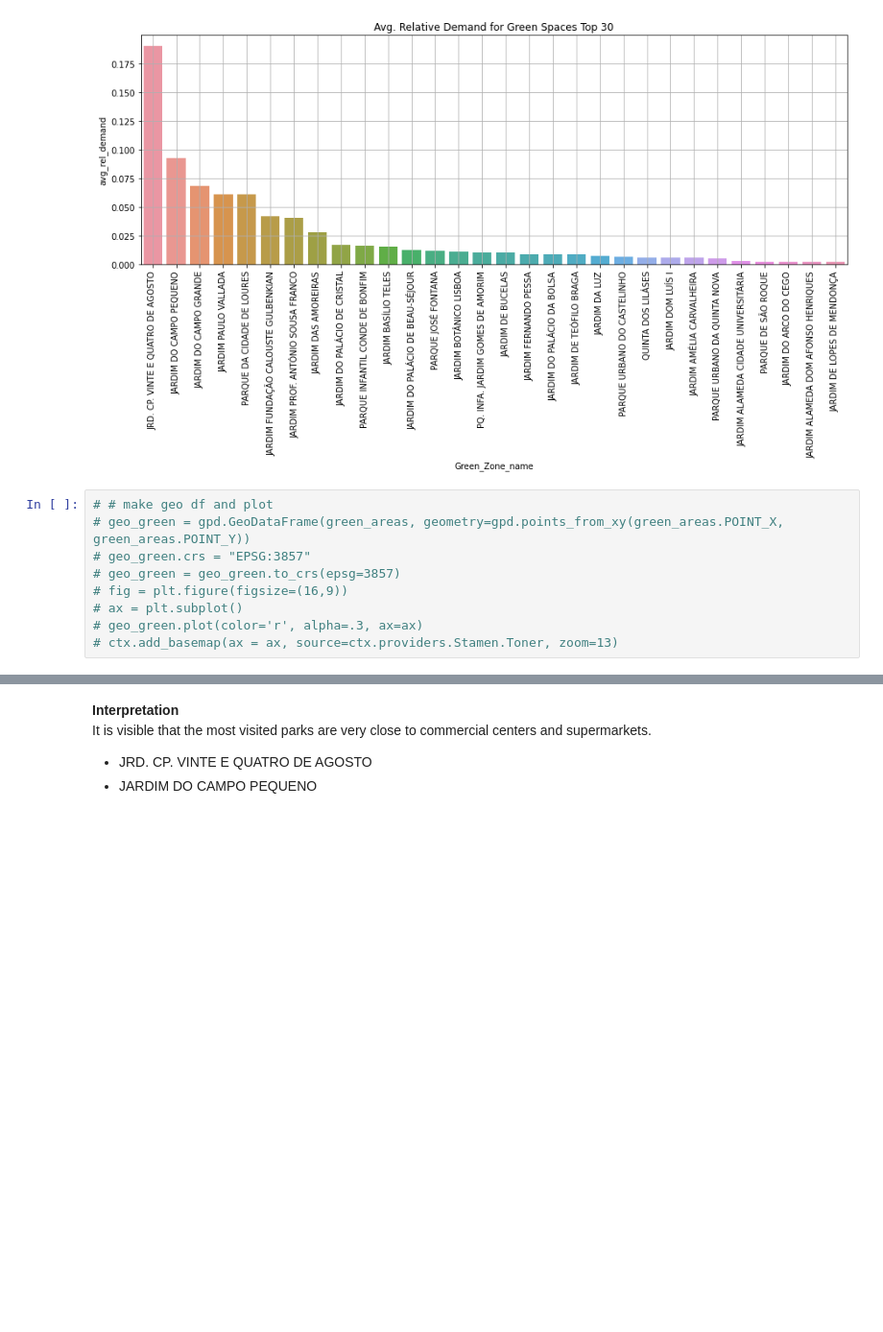
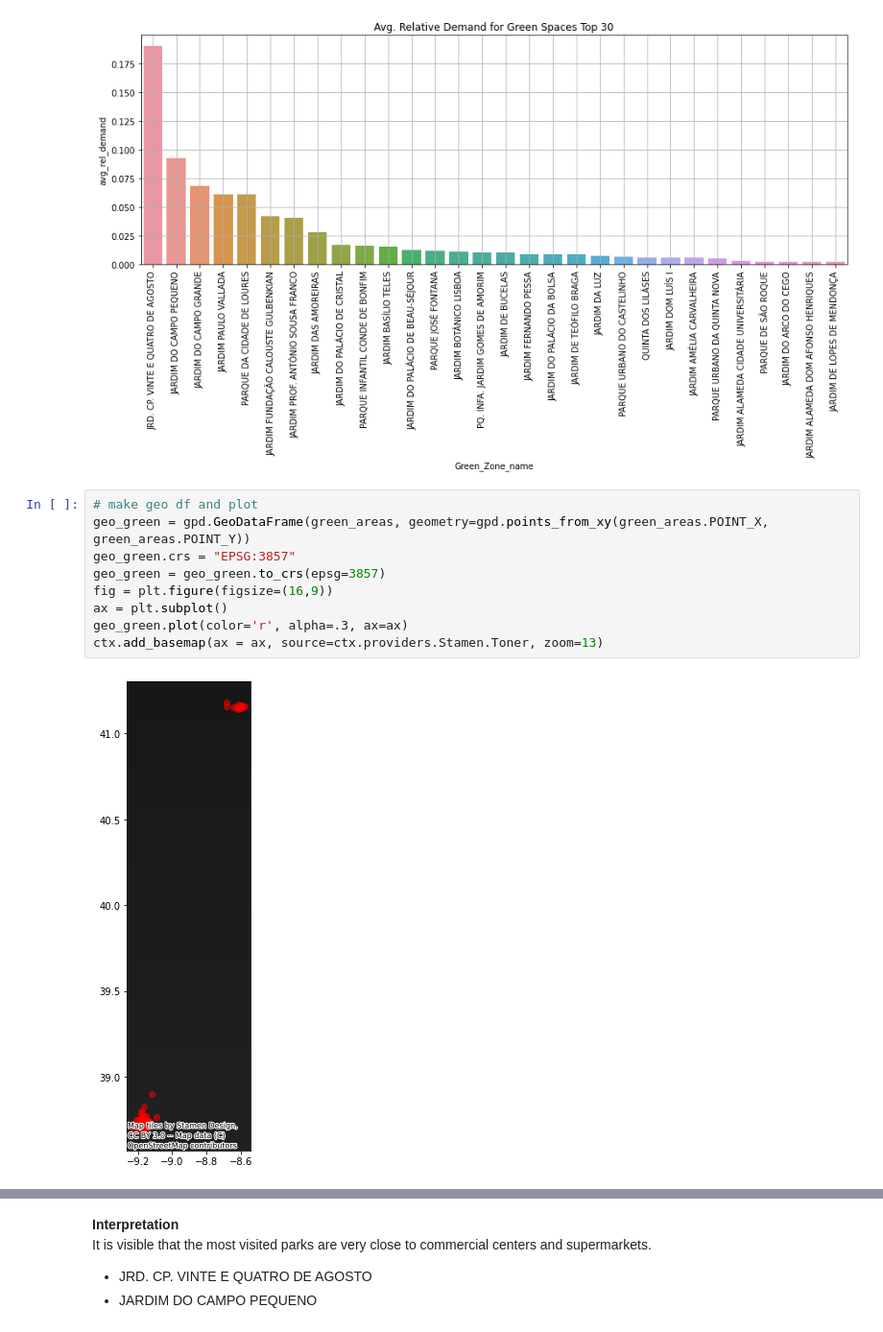
Before and after one commit to McNickSisto/world_data_league, a Jupyter notebook: stage_4/mg_green_vis.ipynb, the cells around one changed output, grey strips where cells are left out. Shown at 96% size. Drawn from its saved outputs; the diff is of its cells as text; blank space fills up the shorter version.

```diff
--- a/stage_4/mg_green_vis.ipynb
+++ b/stage_4/mg_green_vis.ipynb
@@ -131,14 +131,16 @@ plt.show()
 # %% [output]
 [figure]
 # %%
-# # make geo df and plot
-# geo_green = gpd.GeoDataFrame(green_areas, geometry=gpd.points_from_xy(green_areas.POINT_X, green_areas.POINT_Y))
-# geo_green.crs = "EPSG:3857"
-# geo_green = geo_green.to_crs(epsg=3857)
-# fig = plt.figure(figsize=(16,9))
-# ax = plt.subplot()
-# geo_green.plot(color='r', alpha=.3, ax=ax)
-# ctx.add_basemap(ax = ax, source=ctx.providers.Stamen.Toner, zoom=13)
+# make geo df and plot
+geo_green = gpd.GeoDataFrame(green_areas, geometry=gpd.points_from_xy(green_areas.POINT_X, green_areas.POINT_Y))
+geo_green.crs = "EPSG:3857"
+geo_green = geo_green.to_crs(epsg=3857)
+fig = plt.figure(figsize=(16,9))
+ax = plt.subplot()
+geo_green.plot(color='r', alpha=.3, ax=ax)
+ctx.add_basemap(ax = ax, source=ctx.providers.Stamen.Toner, zoom=13)
+# %% [output]
+[figure, added]
 # %%
 from ipywidgets import interact, interactive, fixed, interact_manual, IntSlider
 def mapa(la=True):
```
Also changed, not shown: parts of 4 cells of this notebook, 2 other files.
